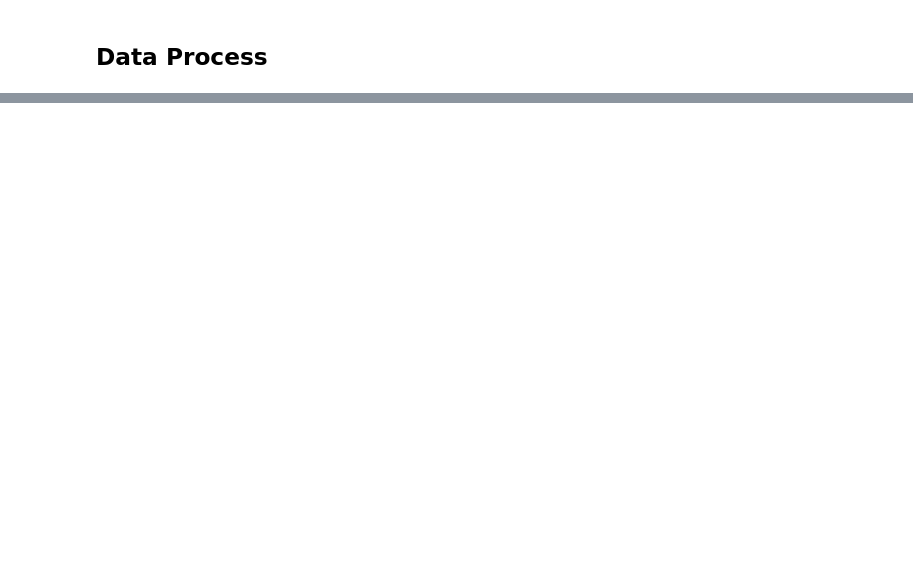
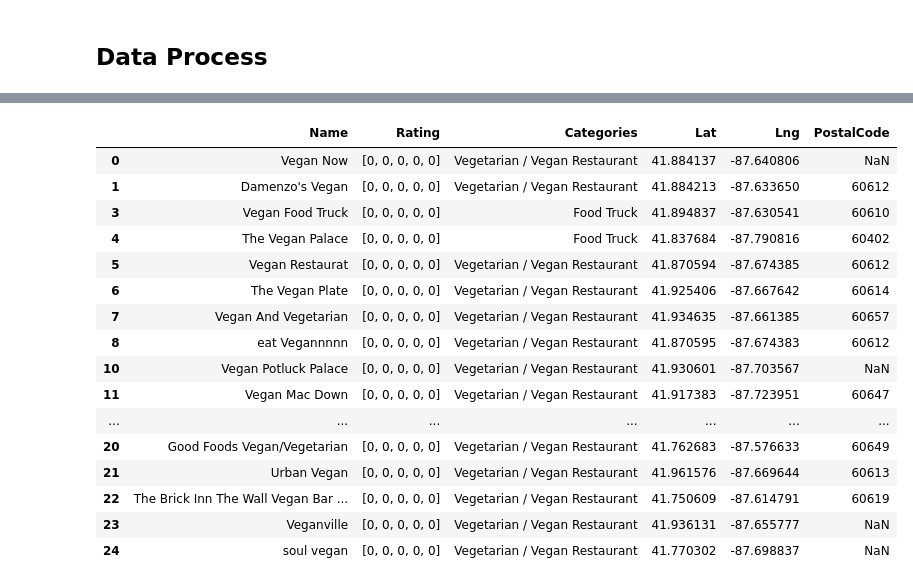
Before and after one commit to MBasnar/Coursera_Capstone, a Jupyter notebook: The Battle of Neighborhoods.ipynb, the cells around one changed output, grey strips where cells are left out. Drawn from its saved outputs; the diff is of its cells as text; code cells hidden in the pictures; blank space fills up the shorter version.

```diff
--- a/The Battle of Neighborhoods.ipynb
+++ b/The Battle of Neighborhoods.ipynb
@@ -15,0 +291,28 @@ Once the data has been aquired, the data will be cleaned and analyzed to reveal
+# %%
+bad_data = Chi_vegan[(Chi_vegan['Categories'] == 'Mental Health Office')
+                     | (Chi_vegan['Categories'] == 'Clothing Store')
+                     | (Chi_vegan['Categories'] == 'Art Gallery')
+                     | (Chi_vegan['Categories'] == 'Food Service')
+                     | (Chi_vegan['Categories'] == 'Jewish Restaurant')].index
+# %%
+Chi_vegan.drop(bad_data, inplace = True)
+# %%
+Chi_vegan
+# %% [output]
+|  | Name | Rating | Categories | Lat | Lng | PostalCode |
+| 0 | Vegan Now | [0, 0, 0, 0, 0] | Vegetarian / Vegan Restaurant | 41.884137 | -87.640806 | NaN |
+| 1 | Damenzo's Vegan | [0, 0, 0, 0, 0] | Vegetarian / Vegan Restaurant | 41.884213 | -87.633650 | 60612 |
+| 3 | Vegan Food Truck | [0, 0, 0, 0, 0] | Food Truck | 41.894837 | -87.630541 | 60610 |
+| 4 | The Vegan Palace | [0, 0, 0, 0, 0] | Food Truck | 41.837684 | -87.790816 | 60402 |
+| 5 | Vegan Restaurat | [0, 0, 0, 0, 0] | Vegetarian / Vegan Restaurant | 41.870594 | -87.674385 | 60612 |
+| 6 | The Vegan Plate | [0, 0, 0, 0, 0] | Vegetarian / Vegan Restaurant | 41.925406 | -87.667642 | 60614 |
+| 7 | Vegan And Vegetarian | [0, 0, 0, 0, 0] | Vegetarian / Vegan Restaurant | 41.934635 | -87.661385 | 60657 |
+| 8 | eat Vegannnnn | [0, 0, 0, 0, 0] | Vegetarian / Vegan Restaurant | 41.870595 | -87.674383 | 60612 |
+| 10 | Vegan Potluck Palace | [0, 0, 0, 0, 0] | Vegetarian / Vegan Restaurant | 41.930601 | -87.703567 | NaN |
+| 11 | Vegan Mac Down | [0, 0, 0, 0, 0] | Vegetarian / Vegan Restaurant | 41.917383 | -87.723951 | 60647 |
+| ... | ... | ... | ... | ... | ... | ... |
+| 20 | Good Foods Vegan/Vegetarian | [0, 0, 0, 0, 0] | Vegetarian / Vegan Restaurant | 41.762683 | -87.576633 | 60649 |
+| 21 | Urban Vegan | [0, 0, 0, 0, 0] | Vegetarian / Vegan Restaurant | 41.961576 | -87.669644 | 60613 |
+| 22 | The Brick Inn The Wall Vegan Bar ... | [0, 0, 0, 0, 0] | Vegetarian / Vegan Restaurant | 41.750609 | -87.614791 | 60619 |
+| 23 | Veganville | [0, 0, 0, 0, 0] | Vegetarian / Vegan Restaurant | 41.936131 | -87.655777 | NaN |
+| 24 | soul vegan | [0, 0, 0, 0, 0] | Vegetarian / Vegan Restaurant | 41.770302 | -87.698837 | NaN |
```
Also changed, not shown: parts of 30 cells of this notebook.
